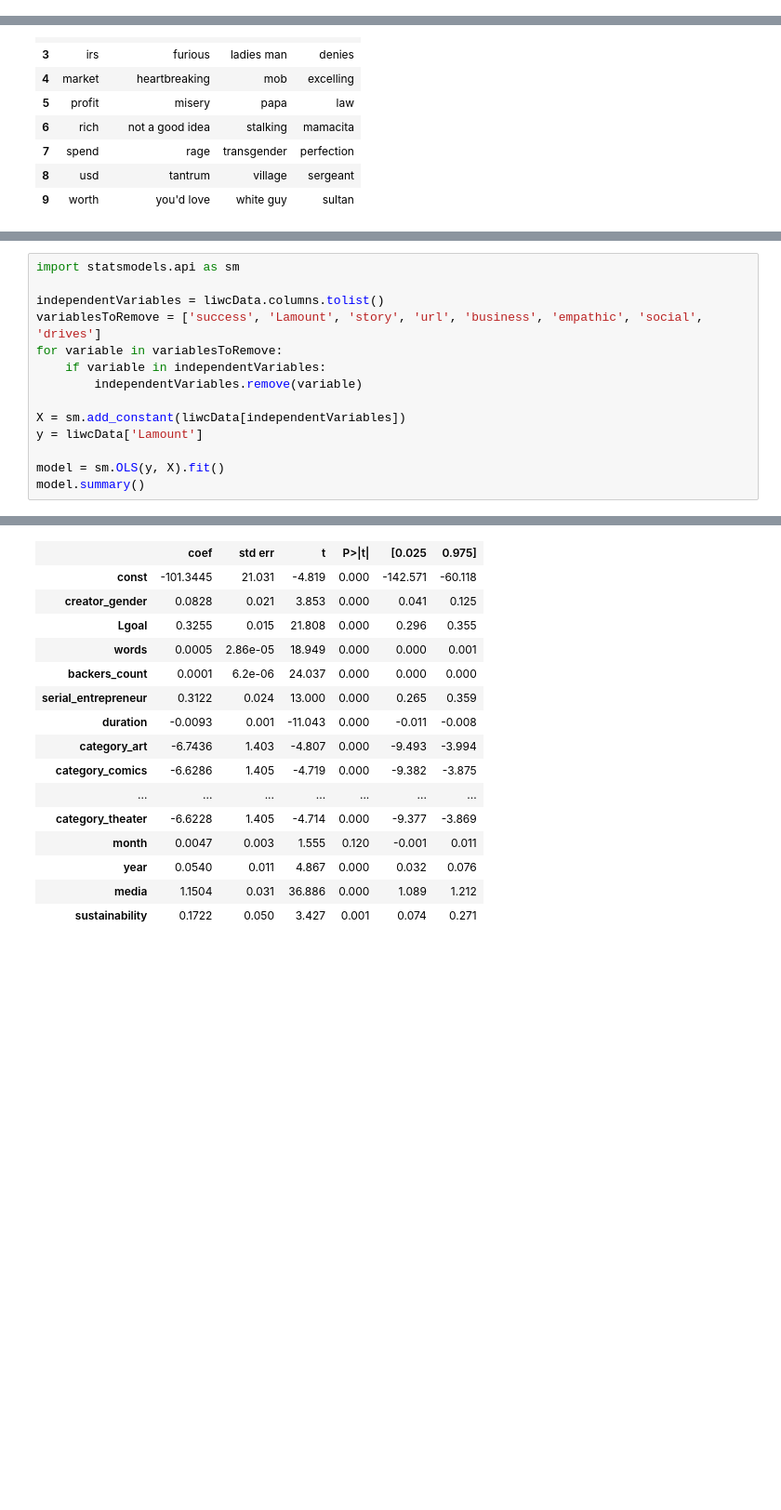
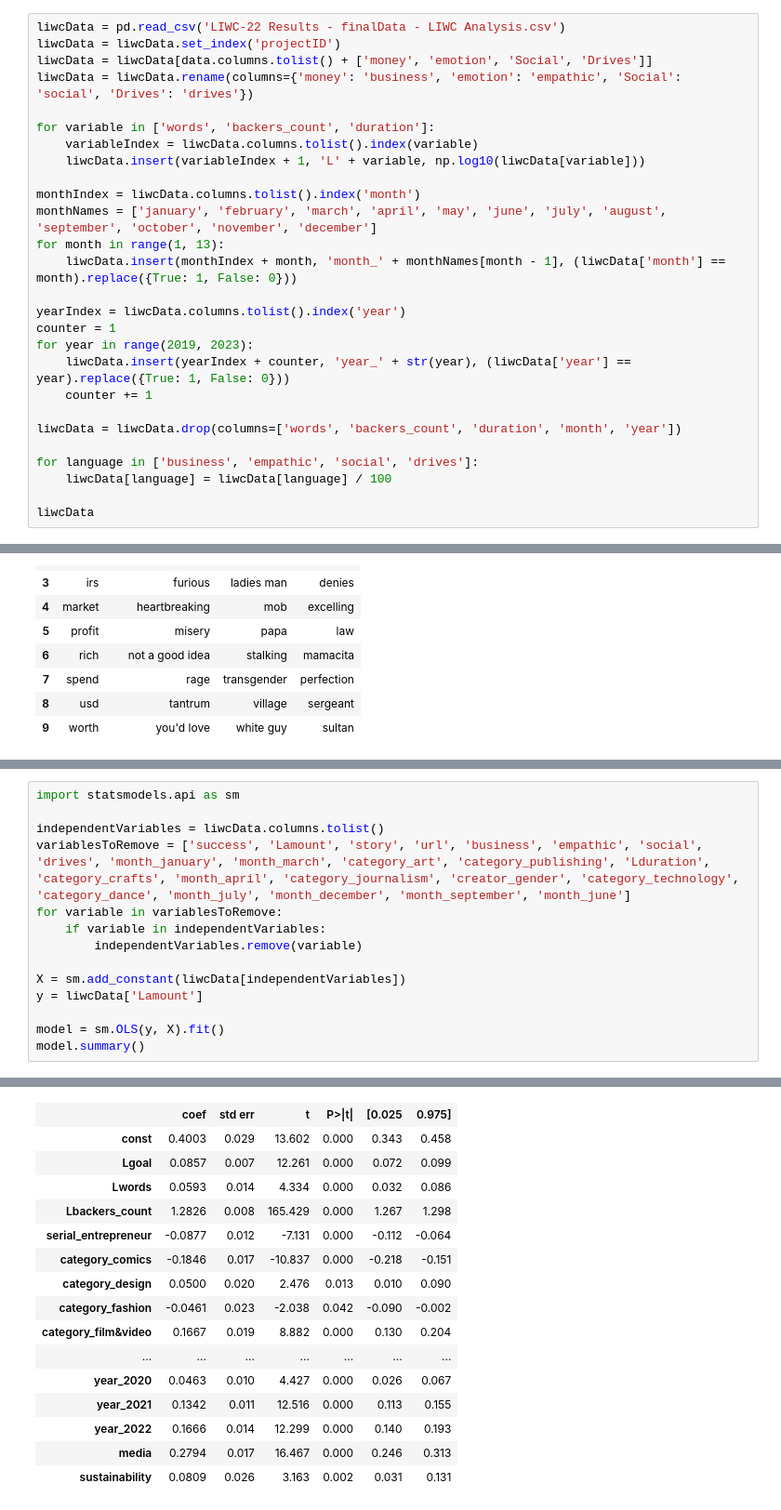
Before and after one commit to MaxPersoon/KickstarterScraper, a Jupyter notebook: dataProcessing.ipynb, the cells around one changed output, grey strips where cells are left out. Shown at 93% size. Cells and saved outputs as stored; diff of their text form; blank space fills up the shorter version.

```diff
--- a/dataProcessing.ipynb
+++ b/dataProcessing.ipynb
@@ -277,0 +257,27 @@ liwcData
+# %%
+liwcData = pd.read_csv('LIWC-22 Results - finalData - LIWC Analysis.csv')
+liwcData = liwcData.set_index('projectID')
+liwcData = liwcData[data.columns.tolist() + ['money', 'emotion', 'Social', 'Drives']]
+liwcData = liwcData.rename(columns={'money': 'business', 'emotion': 'empathic', 'Social': 'social', 'Drives': 'drives'})
+
+for variable in ['words', 'backers_count', 'duration']:
+    variableIndex = liwcData.columns.tolist().index(variable)
+    liwcData.insert(variableIndex + 1, 'L' + variable, np.log10(liwcData[variable]))
+
+monthIndex = liwcData.columns.tolist().index('month')
+monthNames = ['january', 'february', 'march', 'april', 'may', 'june', 'july', 'august', 'september', 'october', 'november', 'december']
+for month in range(1, 13):
+    liwcData.insert(monthIndex + month, 'month_' + monthNames[month - 1], (liwcData['month'] == month).replace({True: 1, False: 0}))
+
+yearIndex = liwcData.columns.tolist().index('year')
+counter = 1
+for year in range(2019, 2023):
+    liwcData.insert(yearIndex + counter, 'year_' + str(year), (liwcData['year'] == year).replace({True: 1, False: 0}))
+    counter += 1
+
+liwcData = liwcData.drop(columns=['words', 'backers_count', 'duration', 'month', 'year'])
+
+for language in ['business', 'empathic', 'social', 'drives']:
+    liwcData[language] = liwcData[language] / 100
+
+liwcData
@@ -402,7 +424,7 @@ table8
 import statsmodels.api as sm
 
 independentVariables = liwcData.columns.tolist()
-variablesToRemove = ['success', 'Lamount', 'story', 'url', 'business', 'empathic', 'social', 'drives']
+variablesToRemove = ['success', 'Lamount', 'story', 'url', 'business', 'empathic', 'social', 'drives', 'month_january', 'month_march', 'category_art', 'category_publishing', 'Lduration', 'category_crafts', 'month_april', 'category_journalism', 'creator_gender', 'category_technology', 'category_dance', 'month_july', 'month_december', 'month_september', 'month_june']
 for variable in variablesToRemove:
     if variable in independentVariables:
         independentVariables.remove(variable)
@@ -425,17 +447,17 @@ OLS Regression Results
 | Covariance Type: | nonrobust |  |  |
 |  | coef | std err | t | P>|t| | [0.025 | 0.975] |
-| const | -101.3445 | 21.031 | -4.819 | 0.000 | -142.571 | -60.118 |
-| creator_gender | 0.0828 | 0.021 | 3.853 | 0.000 | 0.041 | 0.125 |
-| Lgoal | 0.3255 | 0.015 | 21.808 | 0.000 | 0.296 | 0.355 |
-| words | 0.0005 | 2.86e-05 | 18.949 | 0.000 | 0.000 | 0.001 |
-| backers_count | 0.0001 | 6.2e-06 | 24.037 | 0.000 | 0.000 | 0.000 |
-| serial_entrepreneur | 0.3122 | 0.024 | 13.000 | 0.000 | 0.265 | 0.359 |
-| duration | -0.0093 | 0.001 | -11.043 | 0.000 | -0.011 | -0.008 |
-| category_art | -6.7436 | 1.403 | -4.807 | 0.000 | -9.493 | -3.994 |
-| category_comics | -6.6286 | 1.405 | -4.719 | 0.000 | -9.382 | -3.875 |
+| const | 0.4003 | 0.029 | 13.602 | 0.000 | 0.343 | 0.458 |
+| Lgoal | 0.0857 | 0.007 | 12.261 | 0.000 | 0.072 | 0.099 |
+| Lwords | 0.0593 | 0.014 | 4.334 | 0.000 | 0.032 | 0.086 |
+| Lbackers_count | 1.2826 | 0.008 | 165.429 | 0.000 | 1.267 | 1.298 |
+| serial_entrepreneur | -0.0877 | 0.012 | -7.131 | 0.000 | -0.112 | -0.064 |
+| category_comics | -0.1846 | 0.017 | -10.837 | 0.000 | -0.218 | -0.151 |
+| category_design | 0.0500 | 0.020 | 2.476 | 0.013 | 0.010 | 0.090 |
+| category_fashion | -0.0461 | 0.023 | -2.038 | 0.042 | -0.090 | -0.002 |
+| category_film&video | 0.1667 | 0.019 | 8.882 | 0.000 | 0.130 | 0.204 |
 | ... | ... | ... | ... | ... | ... | ... |
-| category_theater | -6.6228 | 1.405 | -4.714 | 0.000 | -9.377 | -3.869 |
-| month | 0.0047 | 0.003 | 1.555 | 0.120 | -0.001 | 0.011 |
-| year | 0.0540 | 0.011 | 4.867 | 0.000 | 0.032 | 0.076 |
-| media | 1.1504 | 0.031 | 36.886 | 0.000 | 1.089 | 1.212 |
-| sustainability | 0.1722 | 0.050 | 3.427 | 0.001 | 0.074 | 0.271 |
+| year_2020 | 0.0463 | 0.010 | 4.427 | 0.000 | 0.026 | 0.067 |
+| year_2021 | 0.1342 | 0.011 | 12.516 | 0.000 | 0.113 | 0.155 |
+| year_2022 | 0.1666 | 0.014 | 12.299 | 0.000 | 0.140 | 0.193 |
+| media | 0.2794 | 0.017 | 16.467 | 0.000 | 0.246 | 0.313 |
+| sustainability | 0.0809 | 0.026 | 3.163 | 0.002 | 0.031 | 0.131 |
```
Also changed, not shown: parts of 8 cells of this notebook, 3 other files.
